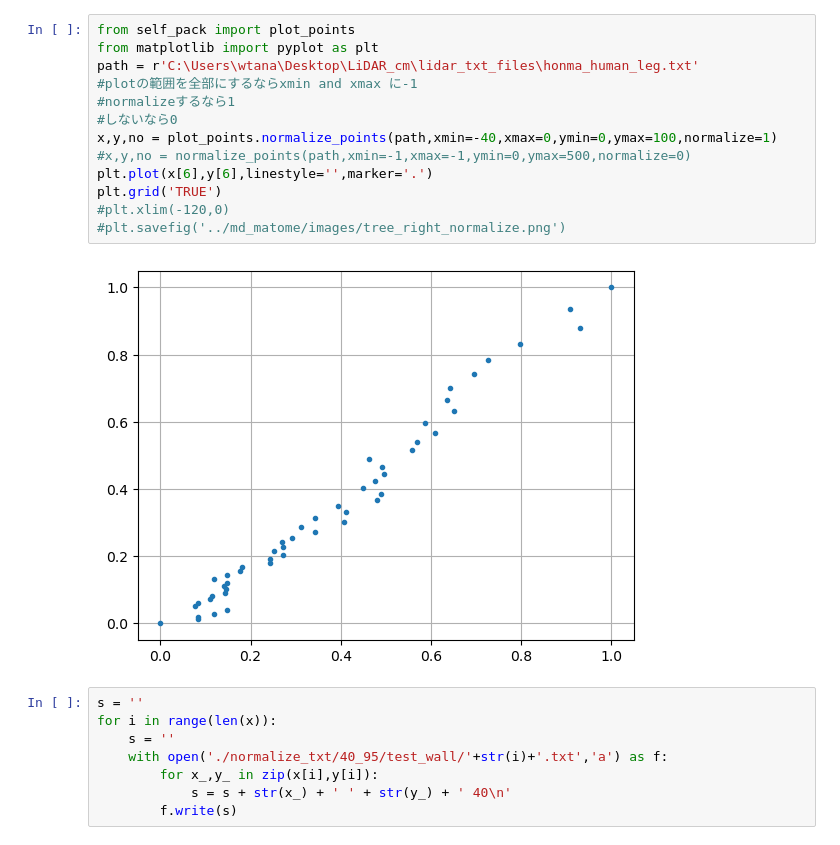
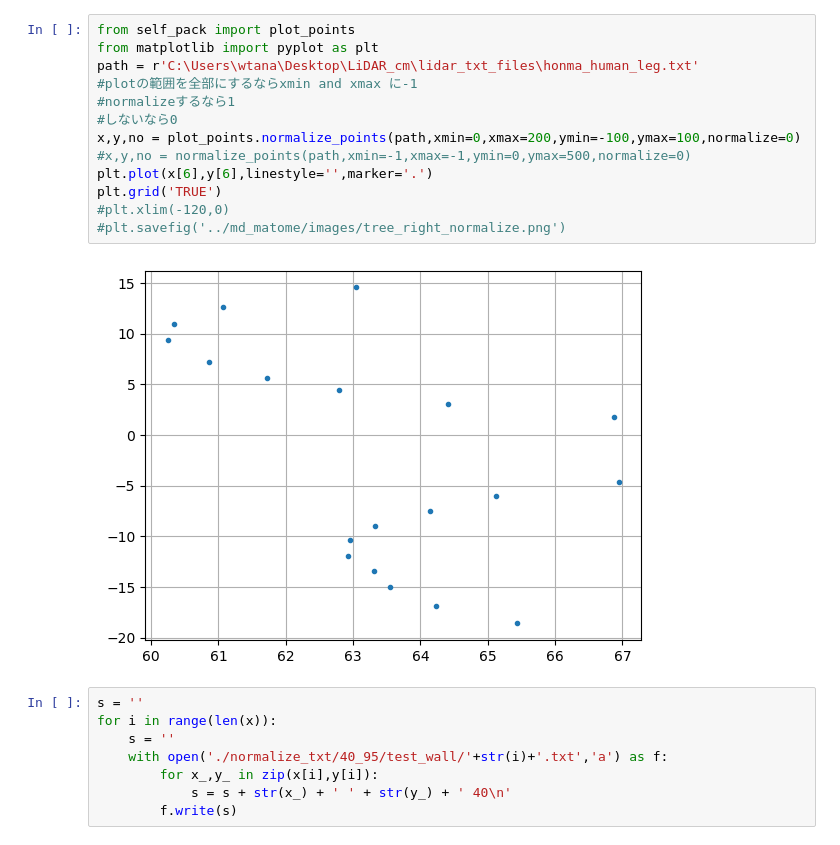
Before and after one commit to kiyotchitala/ipynb_pointnet, a Jupyter notebook: normalize.ipynb, the cells around one changed output. Saved outputs shown, nothing was run; the diff lists cells and outputs as text.

```diff
--- a/normalize.ipynb
+++ b/normalize.ipynb
@@ -1,18 +1,18 @@
 # %%
 from self_pack import plot_points
 from matplotlib import pyplot as plt
 path = r'C:\Users\wtana\Desktop\LiDAR_cm\lidar_txt_files\honma_human_leg.txt'
 #plotの範囲を全部にするならxmin and xmax に-1
 #normalizeするなら1
 #しないなら0
-x,y,no = plot_points.normalize_points(path,xmin=-40,xmax=0,ymin=0,ymax=100,normalize=1)
+x,y,no = plot_points.normalize_points(path,xmin=0,xmax=200,ymin=-100,ymax=100,normalize=0)
 #x,y,no = normalize_points(path,xmin=-1,xmax=-1,ymin=0,ymax=500,normalize=0)
 plt.plot(x[6],y[6],linestyle='',marker='.')
 plt.grid('TRUE')
 #plt.xlim(-120,0)
 #plt.savefig('../md_matome/images/tree_right_normalize.png')
 # %% [output]
-[figure, old version]
+[figure, new version]
 # %%
 s = ''
 for i in range(len(x)):
```
Also changed, not shown: 1 other file.
